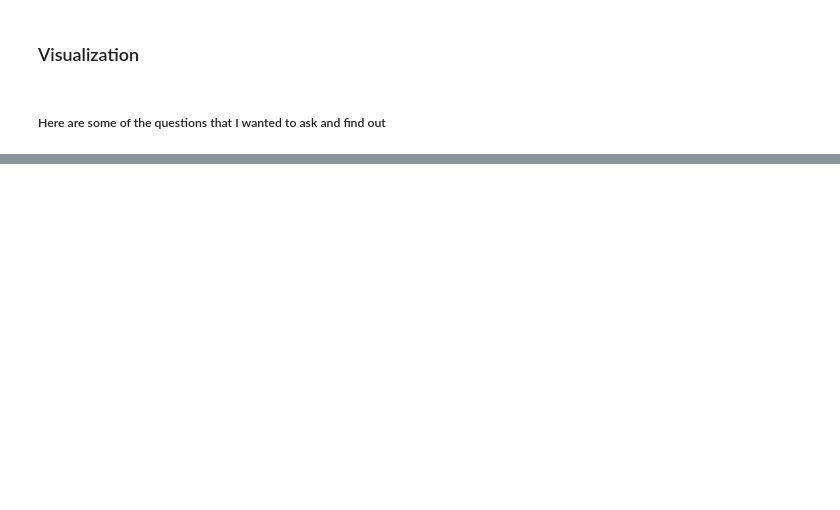
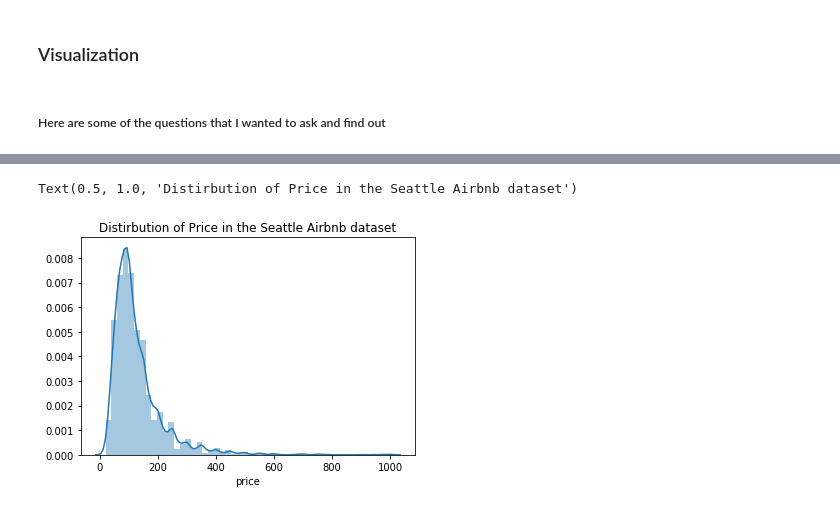
Before and after one commit to EthanTGo/airbnbdataset, a Jupyter notebook: Boston and Seattle Housing Analysis.ipynb, the cells around one changed output, grey strips where cells are left out. Saved outputs shown, nothing was run; the diff lists cells and outputs as text; code cells hidden in the pictures; blank space fills up the shorter version.

```diff
--- a/Boston and Seattle Housing Analysis.ipynb
+++ b/Boston and Seattle Housing Analysis.ipynb
@@ -67,0 +95,2 @@ msno.matrix(full_data)
+# %%
+seattle_data = seattle_data[col_to_keep]
@@ -67,0 +137,2 @@ msno.matrix(full_data)
+# %%
+seattle_data.price = seattle_data.price.apply(money_to_float)
@@ -73,0 +161,6 @@ msno.matrix(full_data)
+# %%
+ax = sns.distplot(seattle_data['price'])
+ax.set_title('Distirbution of Price in the Seattle Airbnb dataset')
+# %% [output]
+Text(0.5, 1.0, 'Distirbution of Price in the Seattle Airbnb dataset')
+[figure, added]
```
Also changed, not shown: parts of 18 cells of this notebook.
